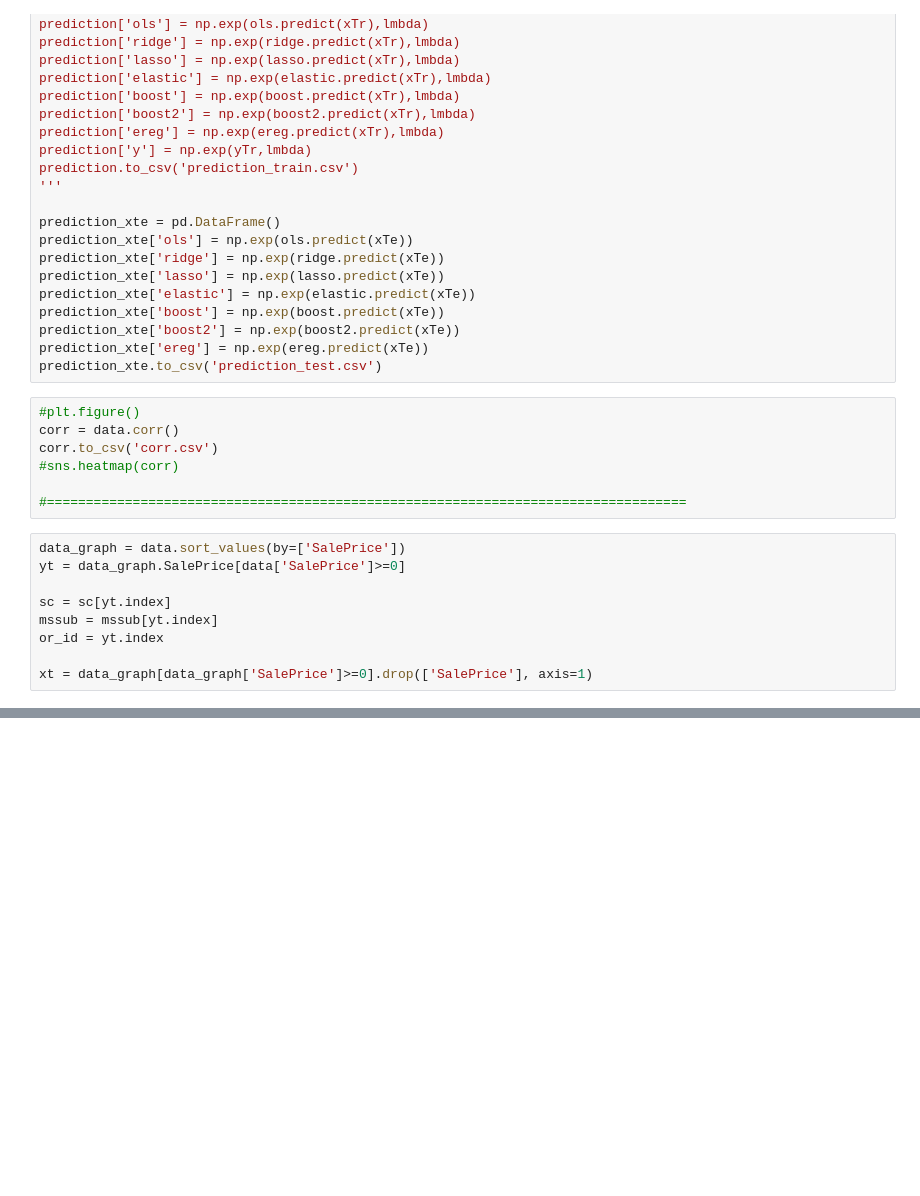
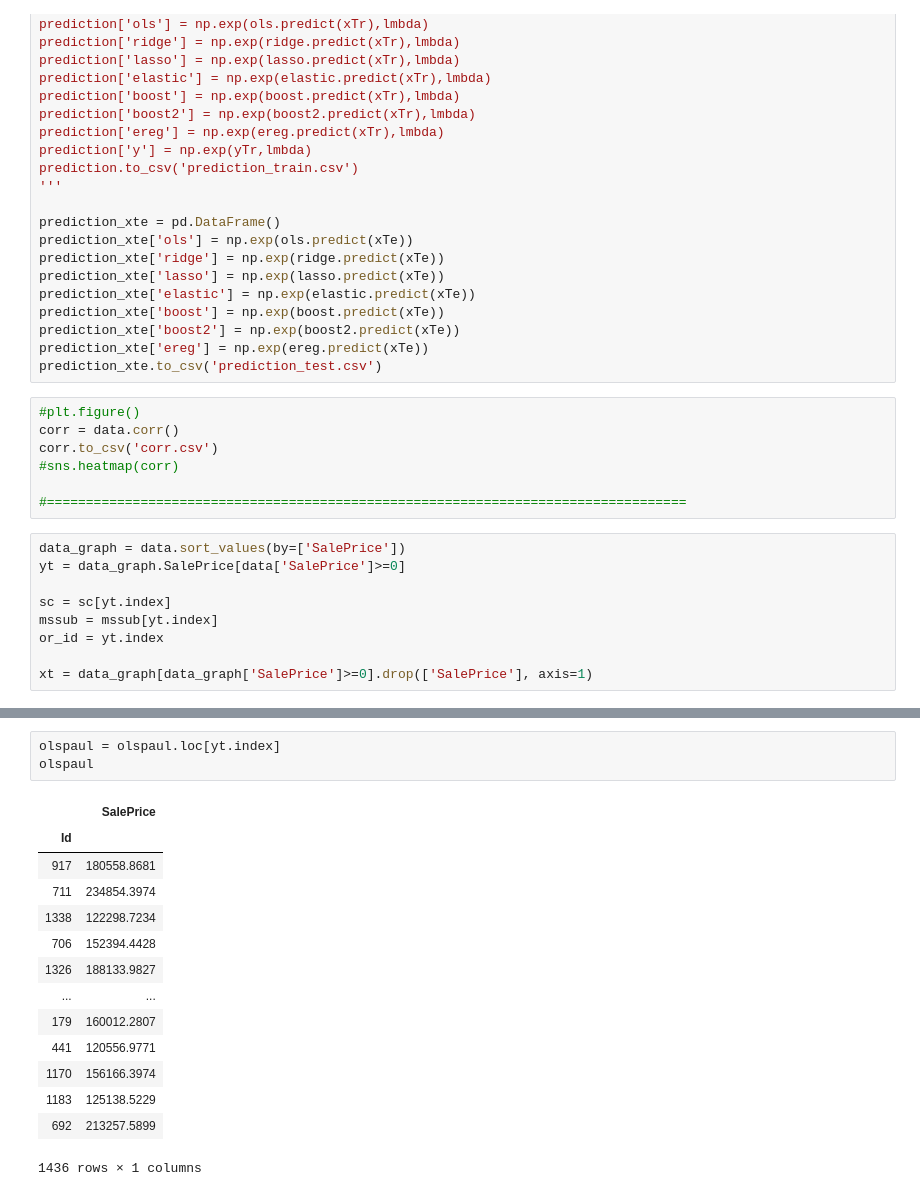
Before and after one commit to plee0117/IOWA, a Jupyter notebook: data_processing_V6_FS.ipynb, the cells around one changed output, grey strips where cells are left out. Drawn from its saved outputs; the diff is of its cells as text; blank space fills up the shorter version.

```diff
--- a/data_processing_V6_FS.ipynb
+++ b/data_processing_V6_FS.ipynb
@@ -515,0 +619,18 @@ sns.lmplot(y = 'resid', x= "SortedIndex", data=resid_df, hue='Neighborhood', fit
+# %%
+olspaul = olspaul.loc[yt.index]
+olspaul
+# %% [output]
+|  | SalePrice |
+| Id |  |
+| 917 | 180558.8681 |
+| 711 | 234854.3974 |
+| 1338 | 122298.7234 |
+| 706 | 152394.4428 |
+| 1326 | 188133.9827 |
+| ... | ... |
+| 179 | 160012.2807 |
+| 441 | 120556.9771 |
+| 1170 | 156166.3974 |
+| 1183 | 125138.5229 |
+| 692 | 213257.5899 |
+1436 rows × 1 columns
```
Also changed, not shown: parts of 38 cells of this notebook.
